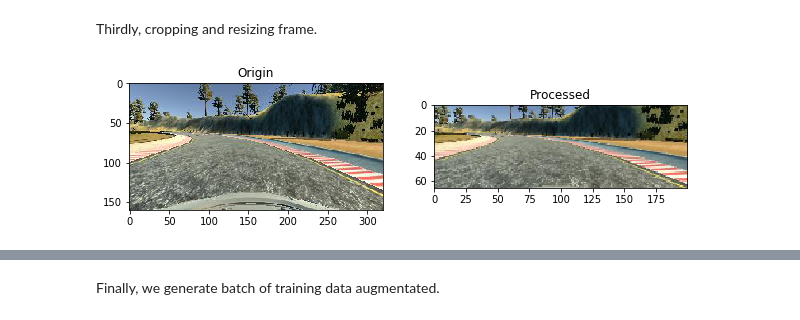
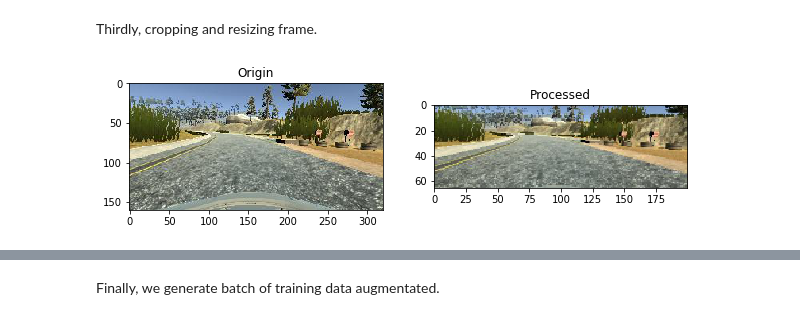
Before and after one commit to jedichien/self-driving, a Jupyter notebook: project_3_behavioral_cloning/behavioral_cloning.ipynb, the cells around one changed output, grey strips where cells are left out. Drawn from its saved outputs; the diff is of its cells as text; code cells hidden in the pictures.

Commit message:
[Optimize] change the compensate steering_angle and image processing

```diff
--- a/project_3_behavioral_cloning/behavioral_cloning.ipynb
+++ b/project_3_behavioral_cloning/behavioral_cloning.ipynb
@@ -24,12 +24,13 @@ config = {
     'input_height': h,
     'input_channels': c,
     'batch_size': 512,
-    'delta_correction': 0.25,
+    'delta_correction': 0.1,
     'crop_height': range(20, 140),
     'augmentation_steer_sigma': 0.2,
     'augmentation_value_min': 0.2,
     'augmentation_value_max': 1.5,
     'bias': 0.8,
+    'max_speed': 30
 }
 # %% [markdown]
 ### dataset loaded
@@ -110,42 +121,61 @@ print(data.shape)
 # %% [markdown]
 Secondly, lets split data into training and testing set
 # %%
-from random import shuffle
+from sklearn.utils import shuffle
 
-def split_train_test(data, ratio=0.8):
+"""
+Split dataset into training and testing set according to specific ratio rate.
+Args:
+  data: dataset
+  ratio: ratio rate for training part.
+Return:
+  train and test dataset
+"""
+def split_train_test(imgs, labels, ratio=0.8):
     # shuffle
-    shuffle(data)
-    size = int(data.shape[0]*ratio)
-    train = data[0:size]
-    test = data[size:]
+    _imgs, _labels = shuffle(imgs, labels)
+    size = int(_labels.shape[0]*ratio)
+    train = (_imgs[:size], _labels[:size])
+    test = (_imgs[size:], _labels[size:])
     return train, test
 
-train, test = split_train_test(data)
+train, test = split_train_test(imgs, labels)
 # %% [markdown]
 Thirdly, cropping and resizing frame.
 # %%
-def preprocessing_data(imgp, verbose=False, save=True):
-    img = mpimg.imread(imgp)
+"""
+Data preprocessing including cropped and resized.
+Args:
+  img: path of image or image array only if train is True
+  train: default is False.
+  verbose: verbose if True
+  save: saving image if True
+Return:
+  processed data
+"""
+def preprocessing_data(img, train=False, verbose=False, save=False):
+    if train:
+        img = mpimg.imread(img)
     cropped = img[config['crop_height'], :, :]
     resized = cv2.resize(cropped, dsize=(w, h))
     # if input_channel equals to 1, changed color space from RGB to YUV
     if config['input_channels'] == 1:
         resized = np.expand_dims(cv2.cvtColor(resized, cv2.COLOR_RGB2YUV)[:, :, 0], 2)
 
     if verbose:
         fig, ax = plt.subplots(1, 2, figsize=(10, 10))
         ax[0].set_title('Origin')
         ax[0].imshow(img)
         ax[1].set_title('Processed')
         ax[1].imshow(resized)
         if save:
             if not os.path.exists('output'):
                 os.makedirs('output')
             plt.savefig(os.path.join('output', 'preprocessing.jpg'))
         plt.show()
 
     return resized.astype(np.float32)
 
-_ = preprocessing_data(train[0, 0], True)
+_ = preprocessing_data(train[0][0][0], train=True, verbose=True)
 # %% [output]
-[figure, old version]
+[figure, new version]
```
Also changed, not shown: parts of 17 cells of this notebook, 24 other files.
